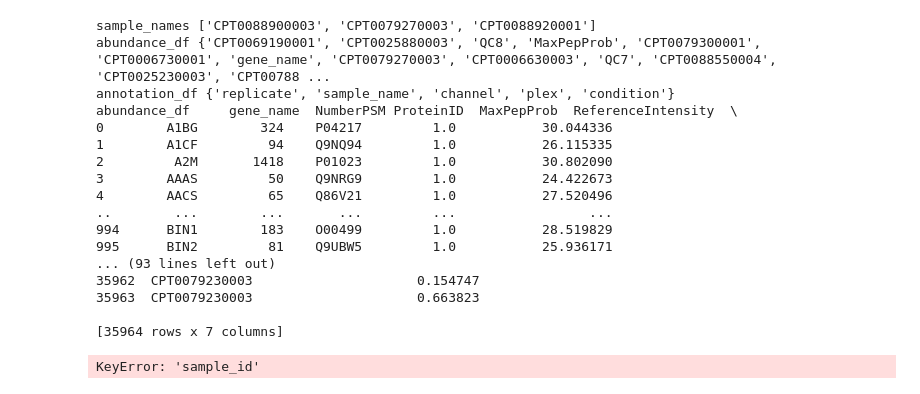
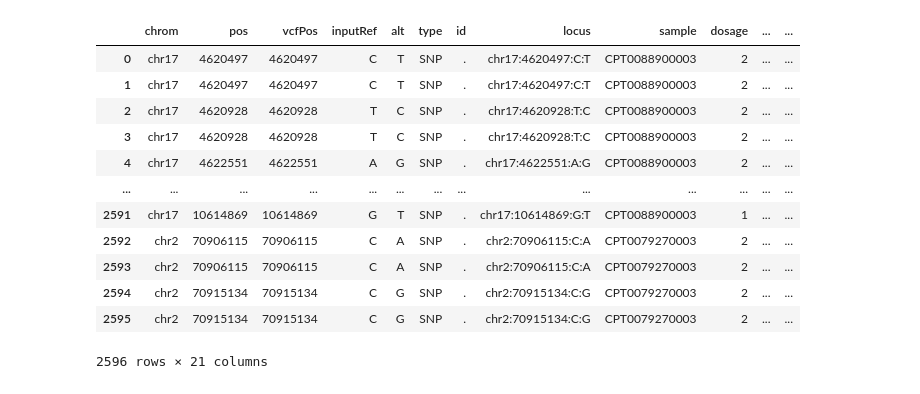
Before and after one commit to bystrogenomics/bystro, a Jupyter notebook: python/python/bystro/examples/ProteomicsProxiedQuery.ipynb, the cells around one changed output. Cells and saved outputs as stored; diff of their text form; code cells hidden in the pictures.

```diff
--- a/python/python/bystro/examples/ProteomicsProxiedQuery.ipynb
+++ b/python/python/bystro/examples/ProteomicsProxiedQuery.ipynb
@@ -14,7 +15,7 @@ from bystro.proteomics.fragpipe_tandem_mass_tag import (
     load_tandem_mass_tag_dataset,
 )
 # %%
-user = auth.login('akotlar@bu.edu', 'gonxug-xubram-nUbny6', 'https://bystro-dev.emory.edu')
+user = auth.login('email', 'password', 'https://bystro-dev.emory.edu')
 
 job_id = '663ac4bfa0e17a1660ba8130'
 index = '663ac4bfa0e17a1660ba8130_657a50d4b2d0278938ba791d'
@@ -32,0 +71,14 @@ Login successful. You may now use the Bystro API!
+# %%
+# Query and explode refSeq.spID list values to make sure you can join on FragPipe ProteinID
+# `force_flatten_exploded_field` is by default True, which will result in 1 refSeq.spID value
+# even when the primary key of the refSeq track (refSeq.name) corresponds to 2 refSeq.spID values,
+# or in other words, when 1 refSeq transcript has 2 refSeq.spID values (because multiple kgXref values exist for 1 refSeq.name)
+query_result_df_by_spid = get_annotation_result_from_query(
+    query_string="*",
+    index_name=index,
+    bystro_api_auth=user,
+    melt_samples=True,
+    explode_field="refSeq.spID",
+    fields=["refSeq.name2", "refSeq.spID", "refSeq.name", "refSeq.ensemblID", "gnomad.genomes.AF", "gnomad.genomes.AF_nfe"]
+)
+query_result_df_by_spid
@@ -161,32 +185,30 @@ tmt_dataset.abundance_df
 # %%
-sample_ids = query_result_df["sample"].unique()
+sample_ids = query_result_df_by_spid["sample"].unique()
 
 sample_names = list(tmt_dataset.annotation_df.index)[0 : sample_ids.shape[0]]
-print("sample_names", sample_names)
-# replace the sample ids with the sample names
+
+# We always join on the sample columns in the genetic and tmt dataset, as well as 1
+# additional column in each, by default "refSeq.name2" in the genetic dataset, and "gene_name" in the TMT dataset
+# replace the 3 sample names in the genetic dataset with the first 3 from the TMT dataset,
+# to simulate a genetic dataset that has samples shared with the TMT dataset
 replacements = {sample_id: sample_name for sample_id, sample_name in zip(sample_ids, sample_names)}
-query_result_df["sample"] = query_result_df["sample"].replace(replacements)
+query_result_df_by_spid["sample"] = query_result_df_by_spid["sample"].replace(replacements)
 
-joined_df = join_annotation_result_to_fragpipe_dataset2(query_result_df, tmt_dataset,
-                                                       fragpipe_sample_id_column='sample_id',
-                                                       fragpipe_gene_name_column='ProteinID')
+joined_df = join_annotation_result_to_fragpipe_dataset(query_result_df_by_spid, tmt_dataset,
+                                                       genetic_join_column='refSeq.spID',
+                                                       fragpipe_join_column='ProteinID')
 joined_df
 # %% [output]
+|  | chrom | pos | vcfPos | inputRef | alt | type | id | locus | sample | dosage | ... | ... |
+| 0 | chr17 | 4620497 | 4620497 | C | T | SNP | . | chr17:4620497:C:T | CPT0088900003 | 2 | ... | ... |
+| 1 | chr17 | 4620497 | 4620497 | C | T | SNP | . | chr17:4620497:C:T | CPT0088900003 | 2 | ... | ... |
+| 2 | chr17 | 4620928 | 4620928 | T | C | SNP | . | chr17:4620928:T:C | CPT0088900003 | 2 | ... | ... |
+| 3 | chr17 | 4620928 | 4620928 | T | C | SNP | . | chr17:4620928:T:C | CPT0088900003 | 2 | ... | ... |
+| 4 | chr17 | 4622551 | 4622551 | A | G | SNP | . | chr17:4622551:A:G | CPT0088900003 | 2 | ... | ... |
+| ... | ... | ... | ... | ... | ... | ... | ... | ... | ... | ... | ... | ... |
+| 2591 | chr17 | 10614869 | 10614869 | G | T | SNP | . | chr17:10614869:G:T | CPT0088900003 | 1 | ... | ... |
+| 2592 | chr2 | 70906115 | 70906115 | C | A | SNP | . | chr2:70906115:C:A | CPT0079270003 | 2 | ... | ... |
+| 2593 | chr2 | 70906115 | 70906115 | C | A | SNP | . | chr2:70906115:C:A | CPT0079270003 | 2 | ... | ... |
+| 2594 | chr2 | 70915134 | 70915134 | C | G | SNP | . | chr2:70915134:C:G | CPT0079270003 | 2 | ... | ... |
+| 2595 | chr2 | 70915134 | 70915134 | C | G | SNP | . | chr2:70915134:C:G | CPT0079270003 | 2 | ... | ... |
-sample_names ['CPT0088900003', 'CPT0079270003', 'CPT0088920001']
-abundance_df {'CPT0069190001', 'CPT0025880003', 'QC8', 'MaxPepProb', 'CPT0079300001', 'CPT0006730001', 'gene_name', 'CPT0079270003', 'CPT0006630003', 'QC7', 'CPT0088550004', 'CPT0025230003', 'CPT00788 ...
-annotation_df {'replicate', 'sample_name', 'channel', 'plex', 'condition'}
-abundance_df     gene_name  NumberPSM ProteinID  MaxPepProb  ReferenceIntensity  \
-0        A1BG        324    P04217         1.0           30.044336
-1        A1CF         94    Q9NQ94         1.0           26.115335
-2         A2M       1418    P01023         1.0           30.802090
-3        AAAS         50    Q9NRG9         1.0           24.422673
-4        AACS         65    Q86V21         1.0           27.520496
-..        ...        ...       ...         ...                 ...
-994      BIN1        183    O00499         1.0           28.519829
-995      BIN2         81    Q9UBW5         1.0           25.936171
-... (93 lines left out)
-35962  CPT0079230003                     0.154747
-35963  CPT0079230003                     0.663823
-
-[35964 rows x 7 columns]
+2596 rows × 21 columns
-KeyError: 'sample_id'
```
Also changed, not shown: parts of 22 cells of this notebook, 1 other file.
